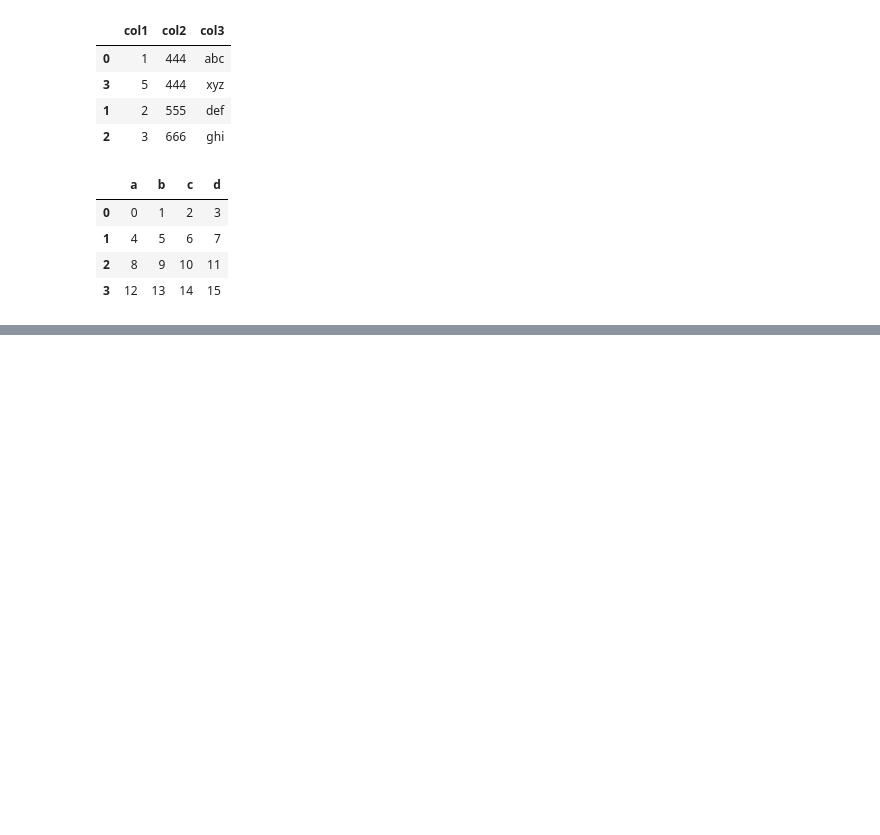
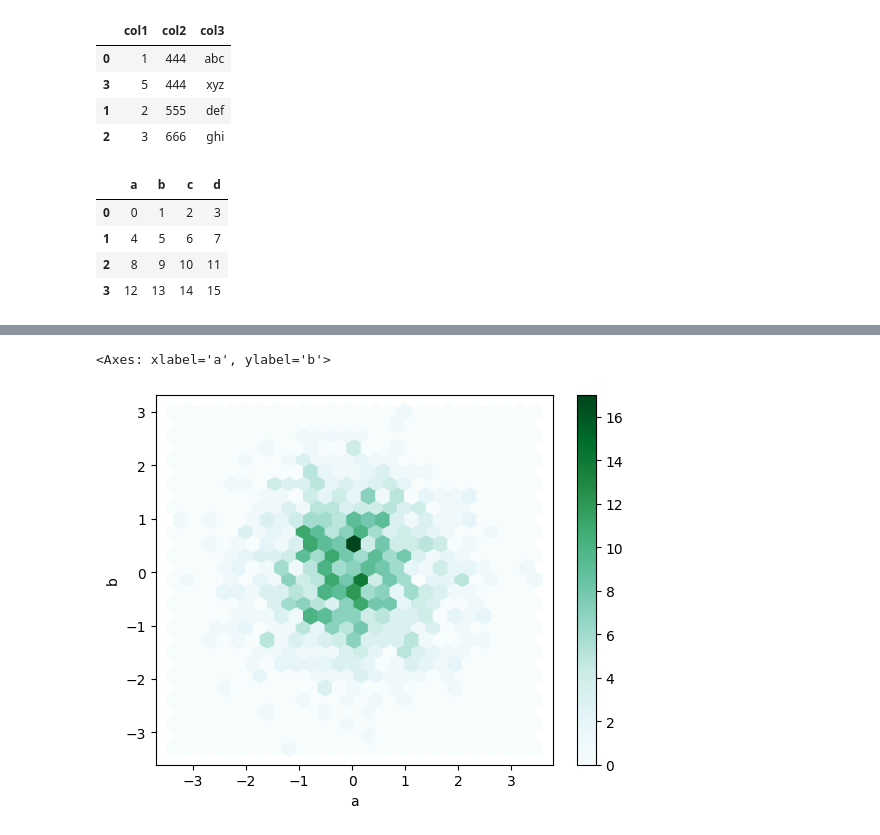
Before and after one commit to Lozyloze/Udemy-TimeSeriesPy, a Jupyter notebook: TimeSeriesCourse_notes.ipynb, the cells around one changed output, grey strips where cells are left out. Cells and saved outputs as stored; diff of their text form; code cells hidden in the pictures; blank space fills up the shorter version.

```diff
--- a/TimeSeriesCourse_notes.ipynb
+++ b/TimeSeriesCourse_notes.ipynb
@@ -221,0 +262,3 @@ pd.read_csv('C:\\Users\\Simon\\Documents_local\\GitHub2\\UdemyTimeSeries\\Udemy_
+# %%
+df = pd.DataFrame(np.random.randn(1000, 2), columns=['a','b'])
+df
@@ -221,0 +279,5 @@ pd.read_csv('C:\\Users\\Simon\\Documents_local\\GitHub2\\UdemyTimeSeries\\Udemy_
+# %%
+df.plot.hexbin(x='a', y='b', gridsize=25)
+# %% [output]
+<Axes: xlabel='a', ylabel='b'>
+[figure, added]
```
Also changed, not shown: parts of 17 cells of this notebook, 3 other files.
